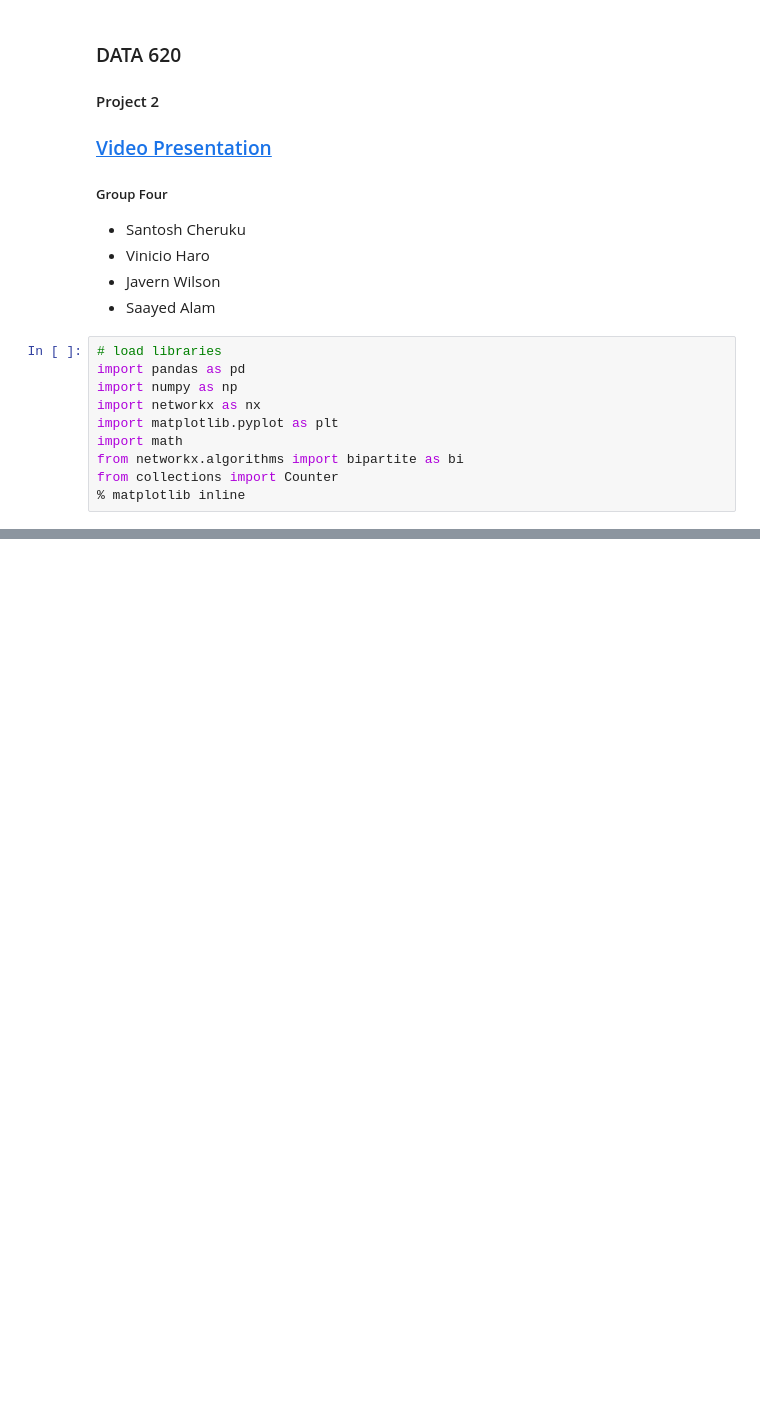
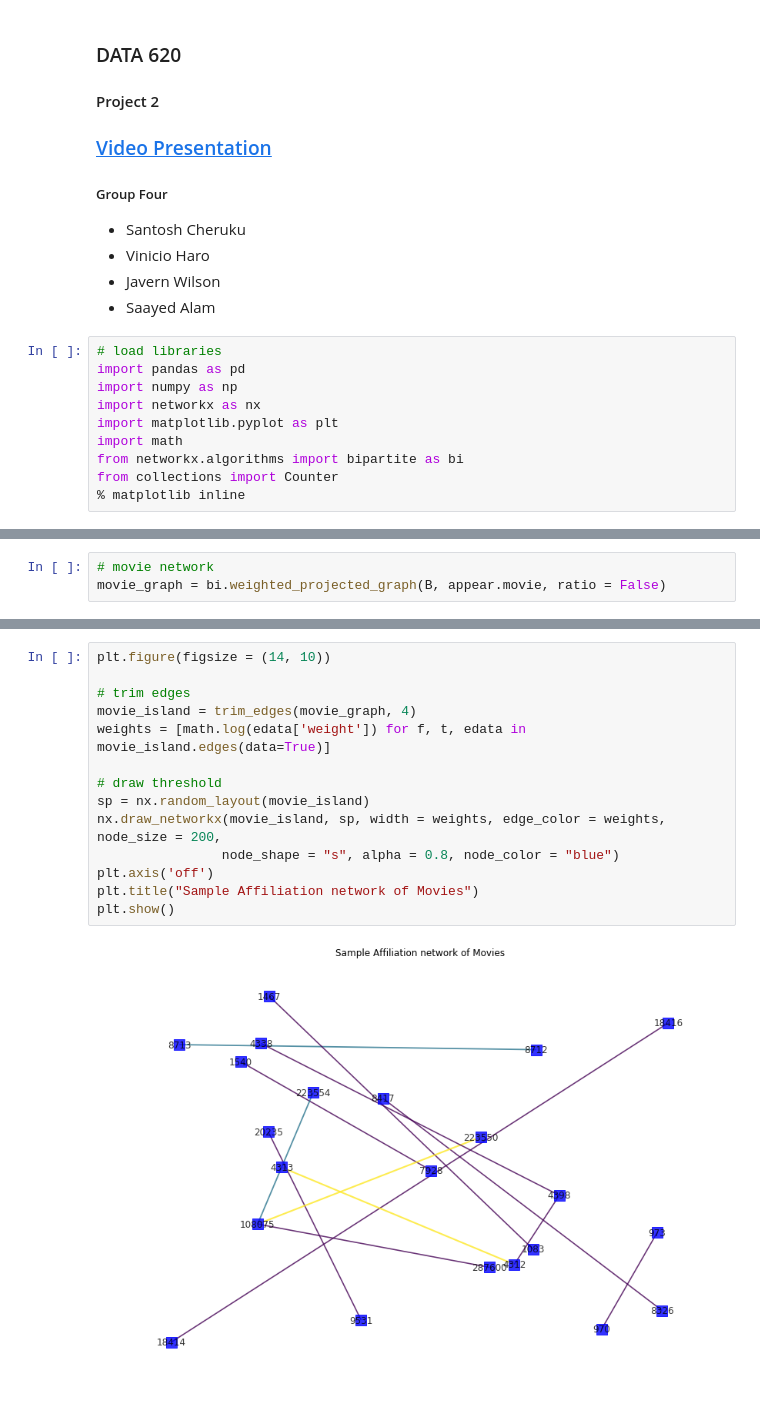
Before and after one commit to saayedalam/Web-Analytics, a Jupyter notebook: Project 2.ipynb, the cells around one changed output, grey strips where cells are left out. Saved outputs shown, nothing was run; the diff lists cells and outputs as text; blank space fills up the shorter version.

```diff
--- a/Project 2.ipynb
+++ b/Project 2.ipynb
@@ -128,0 +131,3 @@ max(dict(deg).values())
+# %%
+# movie network
+movie_graph = bi.weighted_projected_graph(B, appear.movie, ratio = False)
@@ -128,0 +157,16 @@ max(dict(deg).values())
+# %%
+plt.figure(figsize = (14, 10))
+
+# trim edges
+movie_island = trim_edges(movie_graph, 4)
+weights = [math.log(edata['weight']) for f, t, edata in movie_island.edges(data=True)]
+
+# draw threshold
+sp = nx.random_layout(movie_island)
+nx.draw_networkx(movie_island, sp, width = weights, edge_color = weights, node_size = 200,
+                node_shape = "s", alpha = 0.8, node_color = "blue")
+plt.axis('off')
+plt.title("Sample Affiliation network of Movies")
+plt.show()
+# %% [output]
+[figure, added]
```
Also changed, not shown: parts of 35 cells of this notebook.
